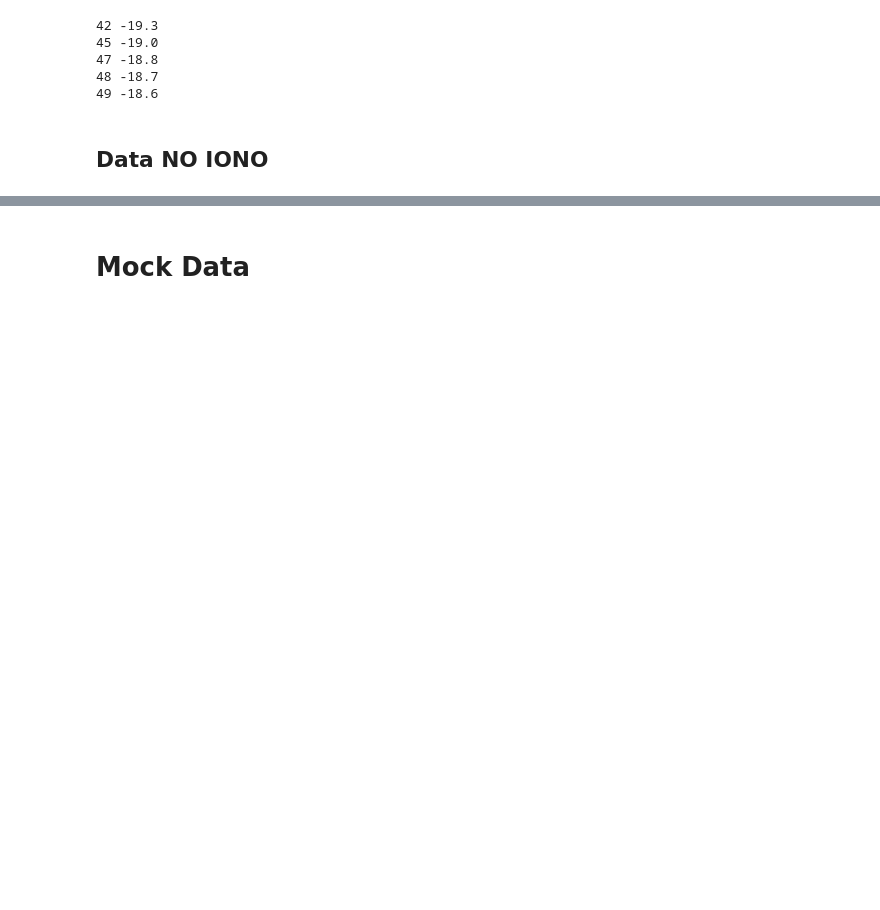
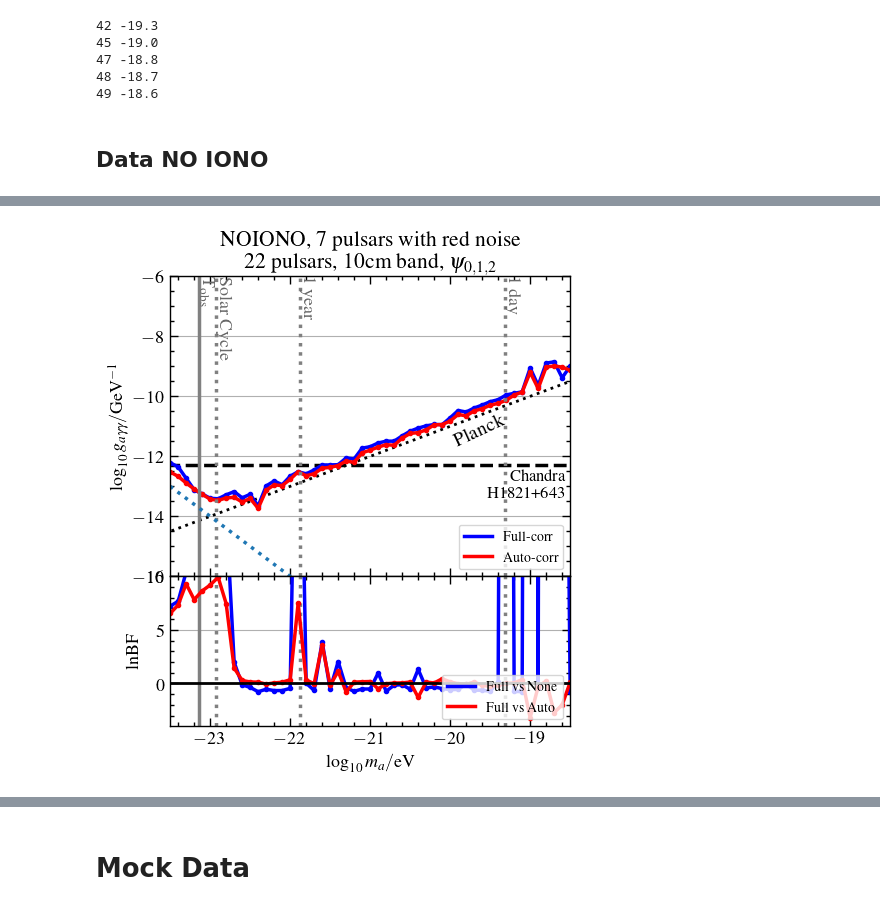
Before and after one commit to XueXiao-Physics/PPA, a Jupyter notebook: 2_Result.ipynb, the cells around one changed output, grey strips where cells are left out. Cells and saved outputs as stored; diff of their text form; code cells hidden in the pictures; blank space fills up the shorter version.

```diff
--- a/2_Result.ipynb
+++ b/2_Result.ipynb
@@ -324 +242,82 @@ make_bf_plot(axes[1],l10ma,lbf_af ,lbf_nf)
+# %%
+# True
+fig,axes = plt.subplots(2,1,figsize=(5,6),sharex=True,gridspec_kw={'height_ratios': [4, 2]})
+lbf_nf = None; lbf_af = None; ul_auto= None; ul_full=None;
+plt.subplots_adjust(left=0.15,
+                    bottom=0.10,
+                    right=0.95,
+                    top=0.85,
+                    wspace=0.0,
+                    hspace=0.0)
+
+
+l10ma = np.arange(0,51)*0.1 -23.5
+ul_auto = np.array([-0.779, -1.023, -1.346, -1.646, -1.923, -2.182, -2.324, -2.343,
+       -2.422, -2.678, -2.661, -3.088, -2.586, -2.507, -2.63 , -2.523,
+       -2.369, -2.604, -2.634, -2.552, -2.621, -2.665, -2.61 , -2.759,
+       -2.537, -2.551, -2.546, -2.567, -2.688, -2.549, -2.492, -2.565,
+       -2.573, -2.506, -2.597, -2.579, -2.46 , -2.606, -2.541, -2.569,
+       -2.553, -2.588, -2.587, -2.514, -2.511, -1.956, -2.594, -1.979,
+       -2.044, -2.181, -2.388])
+
+
+ul_full = np.array([-0.47 , -0.708, -1.188, -1.668, -1.909, -2.154, -2.27 , -2.239,
+       -2.232, -2.538, -2.522, -3.014, -2.443, -2.378, -2.602, -2.418,
+       -2.368, -2.539, -2.51 , -2.448, -2.542, -2.634, -2.51 , -2.642,
+       -2.383, -2.434, -2.411, -2.45 , -2.55 , -2.474, -2.417, -2.415,
+       -2.44 , -2.493, -2.597, -2.472, -2.328, -2.478, -2.445, -2.447,
+       -2.434, -2.466, -2.41 , -2.454, -2.506, -1.81 , -2.496, -1.849,
+       -1.905, -2.536, -2.252])
+
+
+
+
+make_ul_plot(axes[0],l10ma,ul_auto,ul_full)
+axes[0].set_title("NOIONO, 7 pulsars with red noise\n 22 pulsars, 10cm band,"+r" $\psi_{0,1,2}$")
+axes[0].plot(l10ma , -13-2*(l10ma+23.5),':')
+
+
+lbf_af = np.array([   inf,    inf,    inf,    inf,    inf,    inf,    inf,    inf,
+        1.446,  0.282,  0.145,  0.126, -0.06 ,  0.057,  0.12 ,  0.351,
+          inf,  0.33 , -0.02 ,  3.617, -0.161,  1.138, -0.788,  0.125,
+        0.163,  0.185, -0.501, -0.022,  0.042,  0.055,  0.135, -1.298,
+        0.134,  0.048,  0.441,  0.147, -0.023, -0.074,  0.132, -0.165,
+       -0.268, -0.179,  0.013,  0.041,  0.369, -3.186, -0.285,  0.23 ,
+       -2.716, -1.998,  0.116])
+lbf_af[0] = np.log(1.7039) + 6
+lbf_af[1] = np.log(3.7891) + 6
+lbf_af[2] = np.log(1.3521) + 9
+lbf_af[3] = np.log(6.2321) + 6
+lbf_af[4] = np.log(14.0000) + 6
+lbf_af[5] = np.log(24.3125) + 6
+lbf_af[6] = np.log(49.8125) + 6
+lbf_af[7] = np.log(4.2941) + 6
+lbf_af[16] = np.log(0.2215) + 9
+
+lbf_nf= np.array([   inf,    inf,    inf,    inf,    inf,    inf,    inf,    inf,
+        1.987, -0.125, -0.366, -0.766, -0.535, -0.66 , -0.657, -0.455,
+          inf,  0.033, -0.65 ,    inf, -0.53 ,  2.048, -0.404, -0.731,
+       -0.514, -0.514,  0.973, -0.725, -0.154, -0.114, -0.538,  1.319,
+       -0.418, -0.315, -0.478, -0.575, -0.558, -0.057, -0.626, -0.629,
+       -0.721,  0.177,    inf, -0.739, -0.759,    inf, -0.455,    inf,
+          inf,    inf, -0.792])
+lbf_nf[0] = np.log(25.0357)+4
+lbf_nf[1] = np.log(1.9622)+7
+lbf_nf[2] = np.log(4.111)+9
+lbf_nf[3] = np.log(11.9415)+11
+lbf_nf[4] = np.log(5.0585)+11
+lbf_nf[5] = np.log(2.2970)+15
+lbf_nf[6] = np.log(0.3549)+18
+lbf_nf[7] = np.log(2.9545)+15
+lbf_nf[19] = np.log(2.4595)+3
+lbf_nf[16] = 40.566785
+lbf_nf[[42,45,47,48,49]] = np.array([14361.25719299, 14423.3956339 , 14522.92954078, 14437.17273122,
+       14271.36876378]) -14197.033215000001
+
+
+make_bf_plot(axes[1],l10ma,lbf_af ,lbf_nf)
+#plt.savefig("Figures/ul_bf_iono_10.pdf")
+#plt.savefig("Figures/ul_bf_iono_10.jpg")
+# %% [output]
+[figure, added]
 # %%
```
Also changed, not shown: parts of 20 cells of this notebook.
